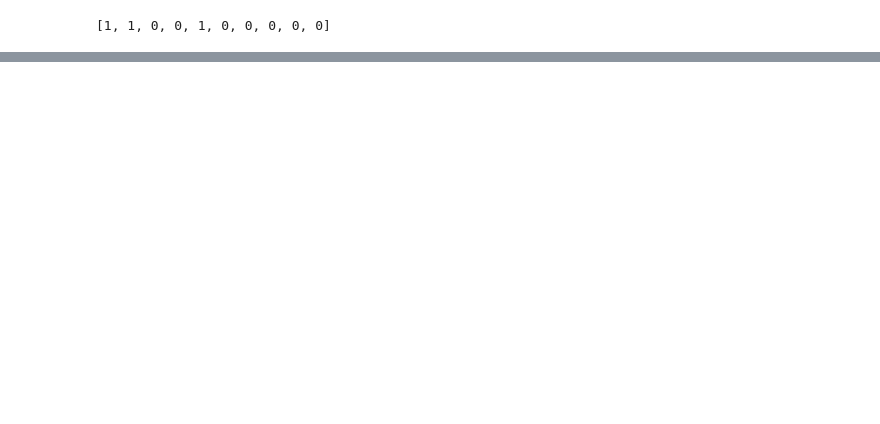
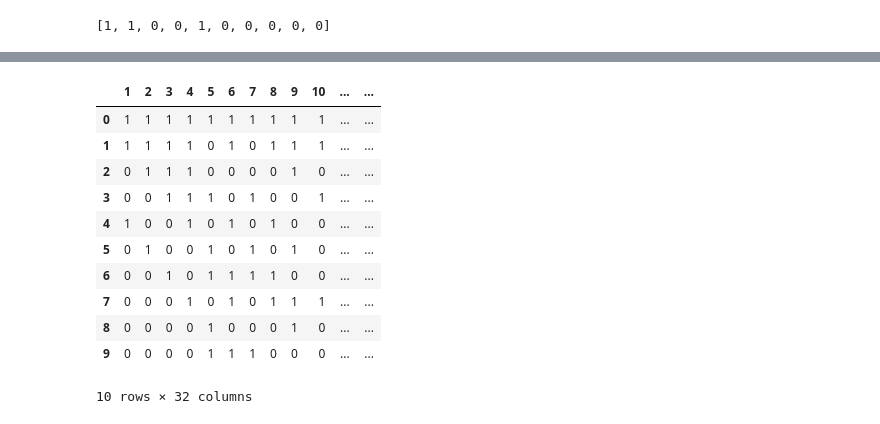
Before and after one commit to vbos70/blaarkop, a Jupyter notebook: gnss/python/prncode.ipynb, the cells around one changed output, grey strips where cells are left out. Saved outputs shown, nothing was run; the diff lists cells and outputs as text; code cells hidden in the pictures; blank space fills up the shorter version.

```diff
--- a/gnss/python/prncode.ipynb
+++ b/gnss/python/prncode.ipynb
@@ -115,0 +36,17 @@ explorer
+# %%
+prn_codes = pd.DataFrame(data={ p: list(islice(GPS_L1_coder(p), CODELEN)) for p in GPS_L1_PRNS})
+# %%
+prn_codes.head(10)
+# %% [output]
+|  | 1 | 2 | 3 | 4 | 5 | 6 | 7 | 8 | 9 | 10 | ... | ... |
+| 0 | 1 | 1 | 1 | 1 | 1 | 1 | 1 | 1 | 1 | 1 | ... | ... |
+| 1 | 1 | 1 | 1 | 1 | 0 | 1 | 0 | 1 | 1 | 1 | ... | ... |
+| 2 | 0 | 1 | 1 | 1 | 0 | 0 | 0 | 0 | 1 | 0 | ... | ... |
+| 3 | 0 | 0 | 1 | 1 | 1 | 0 | 1 | 0 | 0 | 1 | ... | ... |
+| 4 | 1 | 0 | 0 | 1 | 0 | 1 | 0 | 1 | 0 | 0 | ... | ... |
+| 5 | 0 | 1 | 0 | 0 | 1 | 0 | 1 | 0 | 1 | 0 | ... | ... |
+| 6 | 0 | 0 | 1 | 0 | 1 | 1 | 1 | 1 | 0 | 0 | ... | ... |
+| 7 | 0 | 0 | 0 | 1 | 0 | 1 | 0 | 1 | 1 | 1 | ... | ... |
+| 8 | 0 | 0 | 0 | 0 | 1 | 0 | 0 | 0 | 1 | 0 | ... | ... |
+| 9 | 0 | 0 | 0 | 0 | 1 | 1 | 1 | 0 | 0 | 0 | ... | ... |
+10 rows × 32 columns
```
Also changed, not shown: parts of 41 cells of this notebook.
